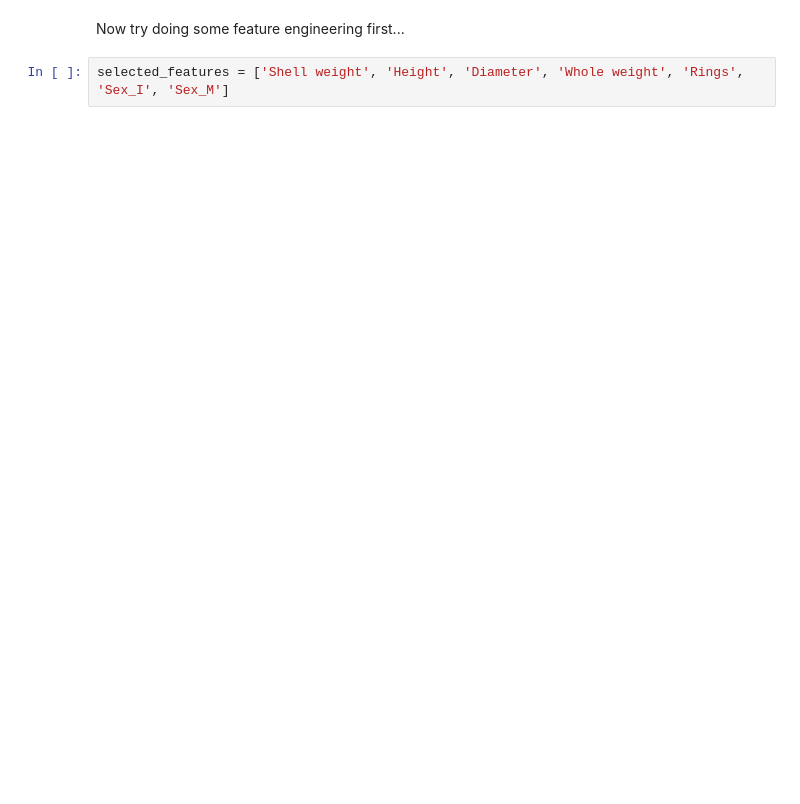
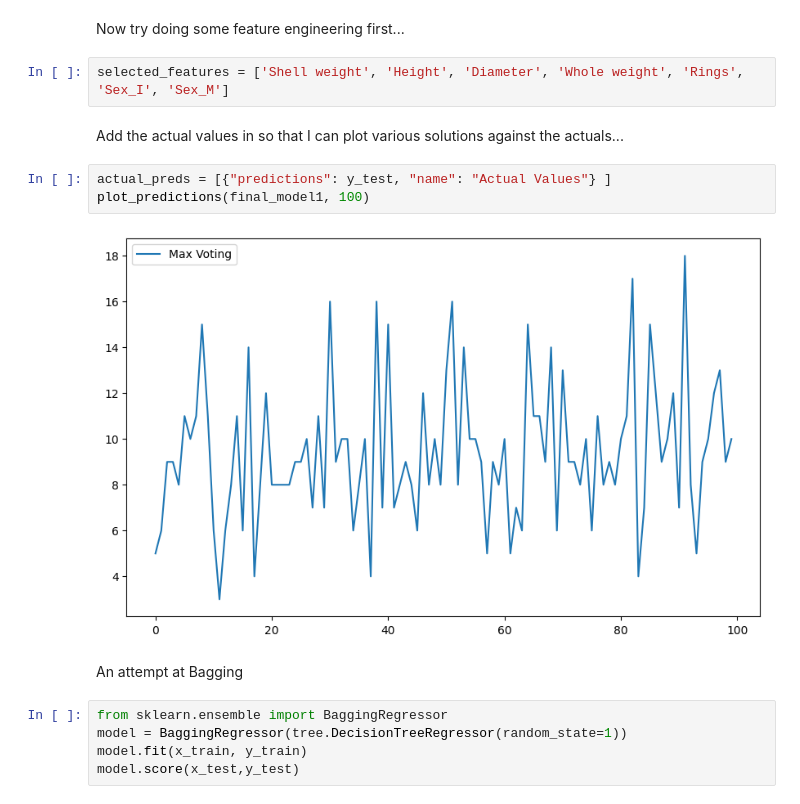
Before and after one commit to flyinacres/kaggle, a Jupyter notebook: abalone-submission-03.ipynb, the cells around one changed output. Drawn from its saved outputs; the diff is of its cells as text; blank space fills up the shorter version.

```diff
--- a/abalone-submission-03.ipynb
+++ b/abalone-submission-03.ipynb
@@ -200,3 +203,17 @@ print(evaluate_model(y_test, final_pred))
 Now try doing some feature engineering first...
 # %%
 selected_features = ['Shell weight', 'Height', 'Diameter', 'Whole weight', 'Rings', 'Sex_I', 'Sex_M']
+# %% [markdown]
+Add the actual values in so that I can plot various solutions against the actuals...
+# %%
+actual_preds = [{"predictions": y_test, "name": "Actual Values"} ]
+plot_predictions(final_model1, 100)
+# %% [output]
+[figure, added]
+# %% [markdown]
+An attempt at Bagging
+# %%
+from sklearn.ensemble import BaggingRegressor
+model = BaggingRegressor(tree.DecisionTreeRegressor(random_state=1))
+model.fit(x_train, y_train)
+model.score(x_test,y_test)
```
Also changed, not shown: parts of 11 cells of this notebook.
